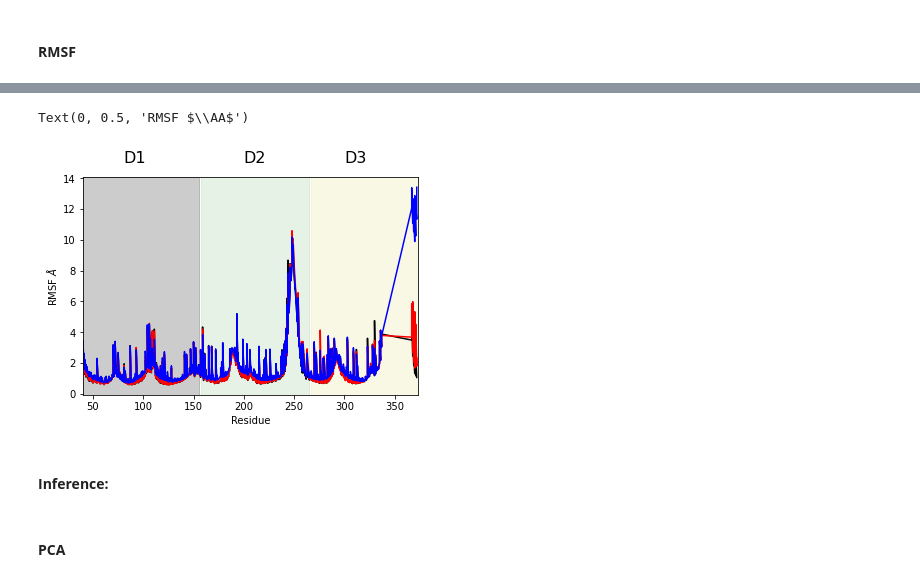
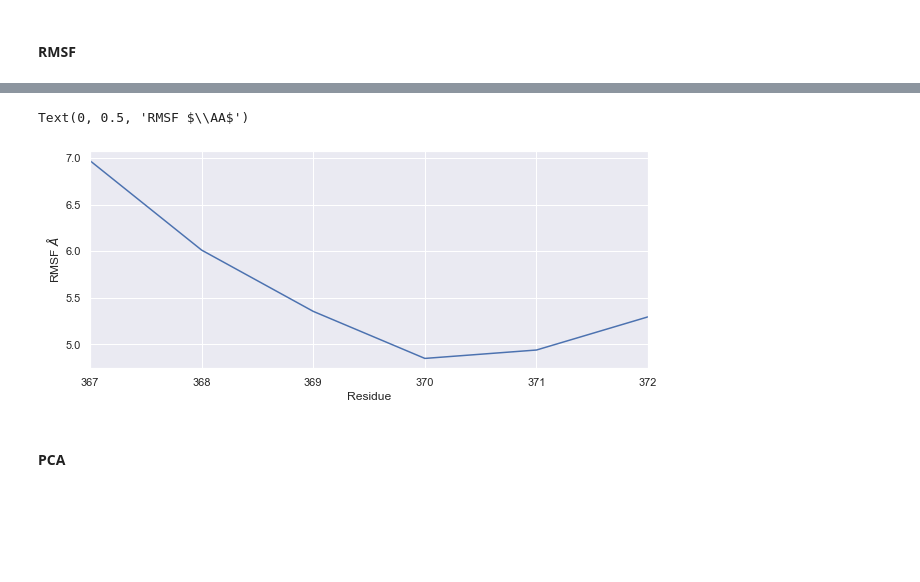
Before and after one commit to Alikans0/qbio_Lab2, a Jupyter notebook: Jupyter_Notebooks/Analysis.ipynb, the cells around one changed output, grey strips where cells are left out. Drawn from its saved outputs; the diff is of its cells as text; code cells hidden in the pictures; blank space fills up the shorter version.

```diff
--- a/Jupyter_Notebooks/Analysis.ipynb
+++ b/Jupyter_Notebooks/Analysis.ipynb
@@ -35,8 +35,3 @@ os.chdir(os.getcwd() )
-# %%
-#Create color cycle so that mpl will colors in following order
-Clist = [ CSS4_COLORS[colname] for colname in ('black','red','blue','forestgreen','cyan','magenta','yellow','darkcyan') ]
-from cycler import cycler
-mpl.rcParams['axes.prop_cycle'] = cycler(color=Clist)
 # %%
 # Function to see motion along a pca
 # Inputs: PC index, frame_i, frame_j , selection
@@ -266,11 +275,11 @@ display( df_rms.head(5), df_rms.tail(4) )
 # RMSF is calculated in blocks
 nblocks = 10                                 #No. of blocks
 size = U.trajectory.n_frames / nblocks       #Size of a block, 1000 frames
-df_rmsf  = pd.DataFrame()                    #Dataframe for rmsf
+df_rmsf  = pd.DataFrame()
 
 size = int(size)
-print( f"Number of frames in each block:{size}".upper() )
-print( f"Time region for each block:{df_rms.index[size]} ns\n".upper() )
+print( f"Number of frames in each block:{size}" )
+print( f"Time region for each block:{df_rms.index[size]} ns\n")
 
 # Here starts the rmsf estimation
 for block in range(nblocks):
@@ -280,7 +289,7 @@ for block in range(nblocks):
     print( f"Start frame:{begin} and End frame:{end}")
 
     # We use rms.RMSF routine to calculate the rmsf.
-    brmsf = rms.RMSF( U.select_atoms(full), verbose=True ).run( start = begin , stop = end)
+    brmsf = rms.RMSF( U.select_atoms(peptide), verbose=True ).run( start = begin , stop = end)
     df_rmsf[ f"B{block+1}" ]  =  brmsf.results.rmsf
 
 print('Done Boss')
@@ -301,11 +310,6 @@ Start frame:9000 and End frame:10000
 Done Boss
 # %%
 # Extract residue numbers, keep them as row labels
-Rids = U.select_atoms( full ).resnums  # resnums gives residue numbers for atmgroup Full
+Rids = U.select_atoms( peptide ).resnums  # resnums gives residue numbers for atmgroup Full
 df_rmsf.index = Rids
 df_rmsf.index.name = 'Residue'
-
-# We can save the dataframe to output file
-df_rmsf.to_csv(fout_rmf ,index_label='Residue')
-
-display( df_rmsf.head(5),df_rmsf.tail(4) )
@@ -722,29 +641,27 @@ df_rmsf.boxplot()
 # %%
-rmsf_m1 = df_rmsf.loc[ : , 'B1':'B3'].mean(axis=1)
-rmsf_m2 = df_rmsf.loc[ : , 'B4':'B7'].mean(axis=1)
-rmsf_m3 = df_rmsf.loc[ : , 'B7':'B10'].mean(axis=1)
+rmsf_m1 = df_rmsf.loc[ : , 'B1':'B10'].mean(axis=1)
+#rmsf_m2 = df_rmsf.loc[ : , 'B4':'B7'].mean(axis=1)
+#rmsf_m3 = df_rmsf.loc[ : , 'B7':'B10'].mean(axis=1)
 
 rmsf_m1.plot()
-rmsf_m2.plot()
-rmsf_m3.plot()
+#rmsf_m2.plot()
+#rmsf_m3.plot()
 
-plt.xlim([40,373])
+plt.xlim([367,372])
 # Highlight NBD
-plt.axvspan(40,155,color='k',alpha=0.2)
-plt.axvspan(157,265,color='g',alpha=0.1)
-plt.axvspan(267,375,color='y',alpha=0.1)
+#plt.axvspan(40,155,color='k',alpha=0.2)
+#plt.axvspan(157,265,color='g',alpha=0.1)
+#plt.axvspan(267,375,color='y',alpha=0.1)
 #plt.axvspan(342,373,color='R',alpha=0.1)
 
-plt.text(80,15,'D1',size=16)
-plt.text(200,15,'D2',size=16)
-plt.text(300,15,'D3',size=16)
+#plt.text(80,15,'D1',size=16)
+#plt.text(200,15,'D2',size=16)
+#plt.text(300,15,'D3',size=16)
 #plt.text(315,15,'D4',size=16)
 plt.ylabel('RMSF $\AA$')
 # %% [output]
 Text(0, 0.5, 'RMSF $\\AA$')
-[figure, old version]
+[figure, new version]
-# %% [markdown]
-#### **Inference:**
 # %% [markdown]
 #### **PCA**
 # %%
```
Also changed, not shown: parts of 64 cells of this notebook, 6 other files.
